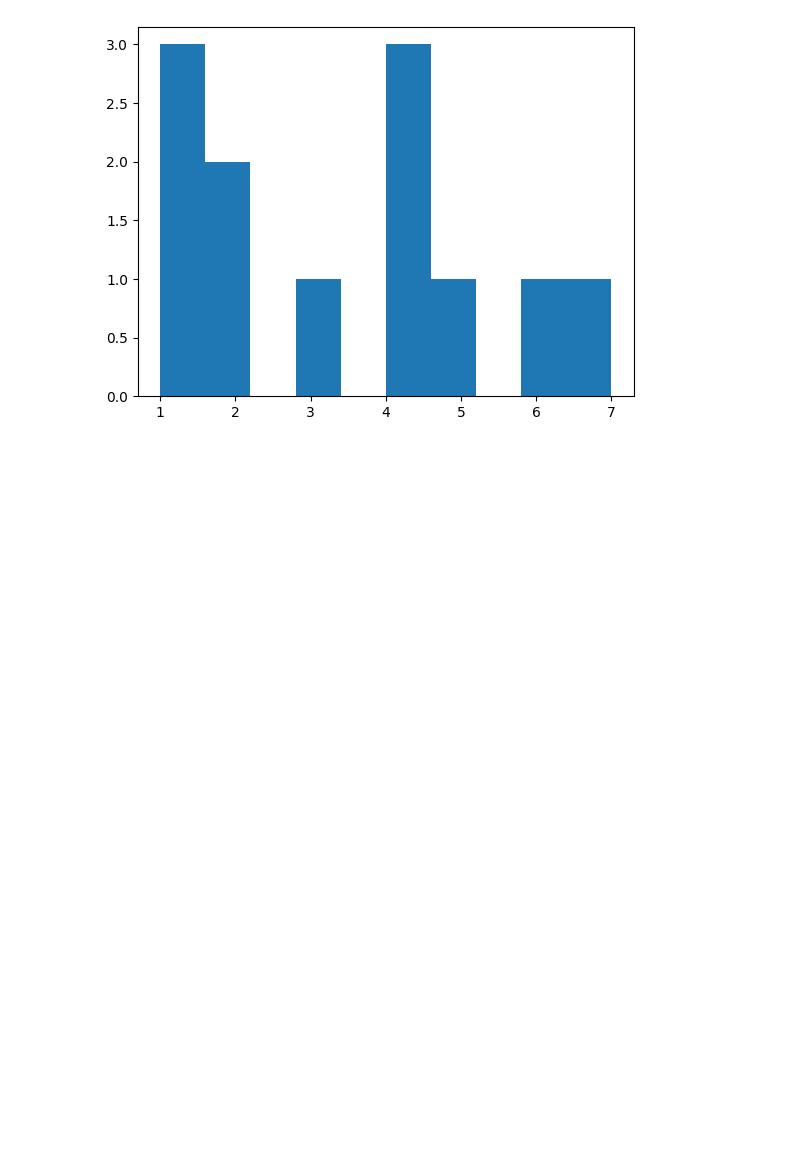
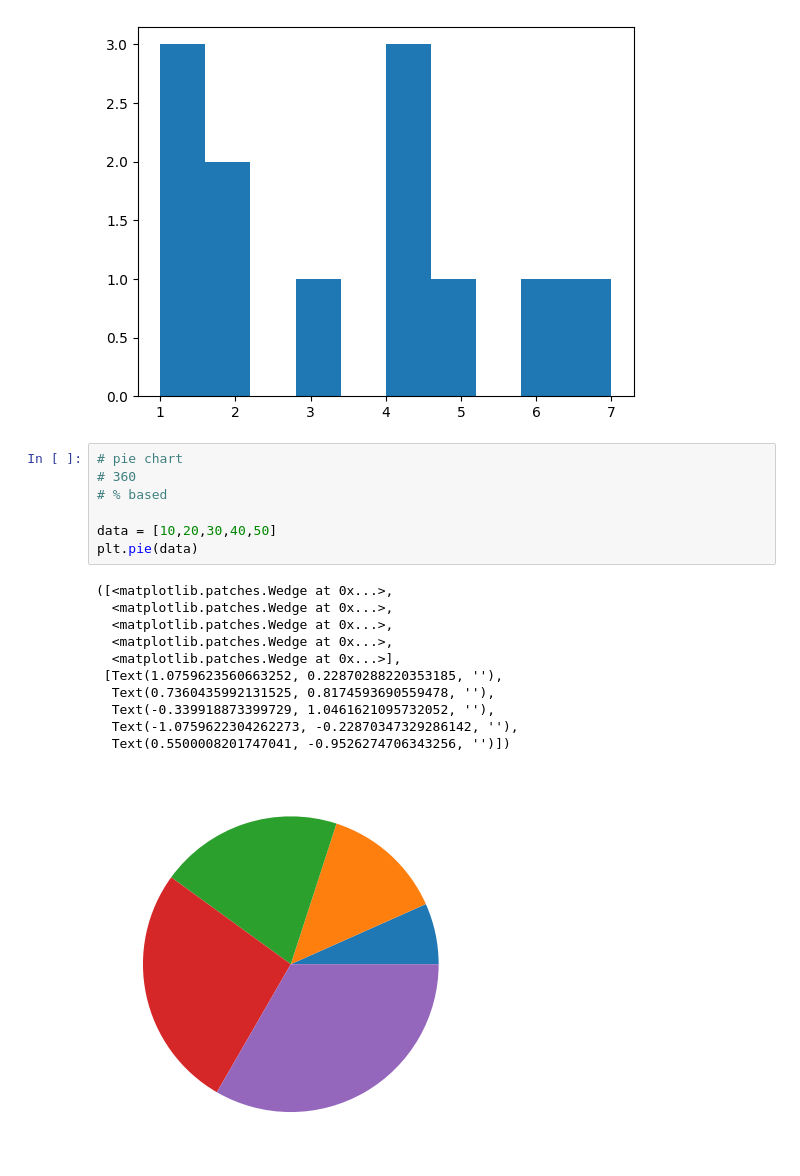
Before and after one commit to Nandanalinson/Python-core-concepts, a Jupyter notebook: day51/matplot_lib.ipynb, the cells around one changed output. Saved outputs shown, nothing was run; the diff lists cells and outputs as text; blank space fills up the shorter version.

Commit message:
Matplot_lib: pie chart

```diff
--- a/day51/matplot_lib.ipynb
+++ b/day51/matplot_lib.ipynb
@@ -286,3 +286,22 @@ plt.hist(x)
  array([1. , 1.6, 2.2, 2.8, 3.4, 4. , 4.6, 5.2, 5.8, 6.4, 7. ]),
  <BarContainer object of 10 artists>)
 [figure]
+# %%
+# pie chart
+# 360
+# % based
+
+data = [10,20,30,40,50]
+plt.pie(data)
+# %% [output]
+([<matplotlib.patches.Wedge at 0x...>,
+  <matplotlib.patches.Wedge at 0x...>,
+  <matplotlib.patches.Wedge at 0x...>,
+  <matplotlib.patches.Wedge at 0x...>,
+  <matplotlib.patches.Wedge at 0x...>],
+ [Text(1.0759623560663252, 0.22870288220353185, ''),
+  Text(0.7360435992131525, 0.8174593690559478, ''),
+  Text(-0.339918873399729, 1.0461621095732052, ''),
+  Text(-1.0759622304262273, -0.22870347329286142, ''),
+  Text(0.5500008201747041, -0.9526274706343256, '')])
+[figure, added]
```
